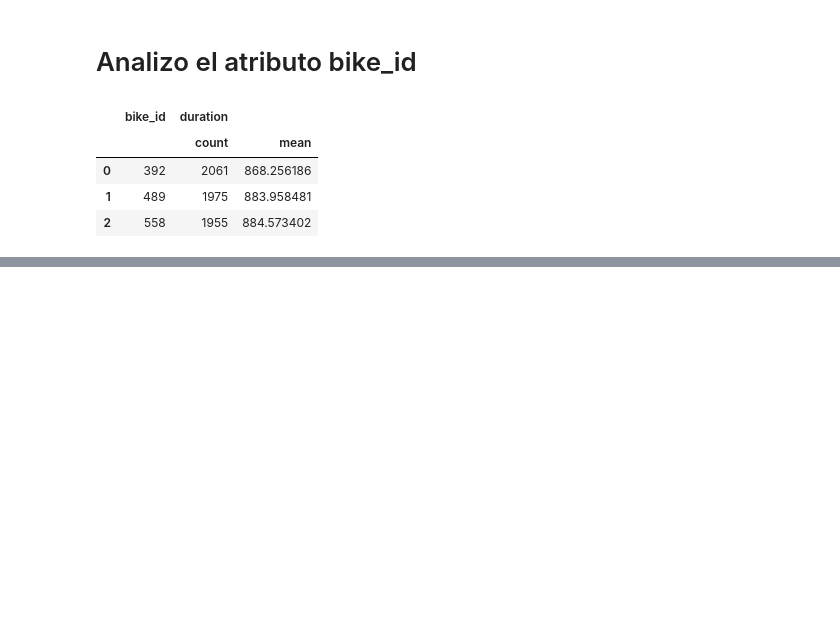
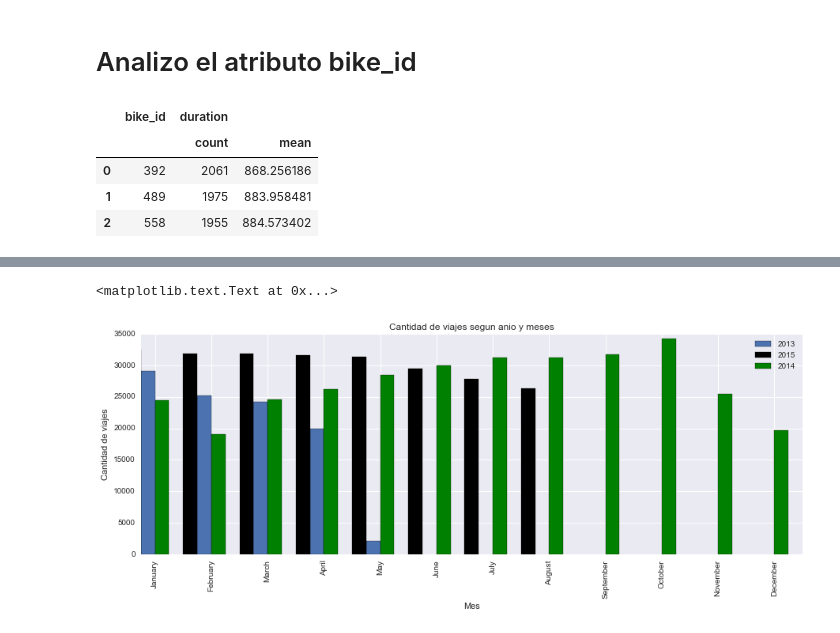
Before and after one commit to AlexVilla92/TP-Datos-2017, a Jupyter notebook: TP1-Exploracion-de-Datos-01-Cantidad-de-bicicletas-por-dia-y-hora.ipynb, the cells around one changed output, grey strips where cells are left out. Saved outputs shown, nothing was run; the diff lists cells and outputs as text; code cells hidden in the pictures; blank space fills up the shorter version.

Commit message:
Agregado de Bar chart multiple de anios y meses

```diff
--- a/TP1-Exploracion-de-Datos-01-Cantidad-de-bicicletas-por-dia-y-hora.ipynb
+++ b/TP1-Exploracion-de-Datos-01-Cantidad-de-bicicletas-por-dia-y-hora.ipynb
@@ -180,0 +203,13 @@ trips.loc[trips.bike_id == 558,:].loc[trips.duration <=3000]['duration'].hist(bi
+# %%
+mesPor2013 = trips.loc[trips.start_date.str.contains('2013'),['Month']]
+mesPor2013 = mesPor2013['Month'].value_counts()
+# %%
+mesPor2014 = trips.loc[trips.start_date.str.contains('2014'),['Month']]
+mesPor2014 = mesPor2014['Month'].value_counts()
+# %%
+mesPor2015 = trips.loc[trips.start_date.str.contains('2015'),['Month']]
+mesPor2015 = mesPor2015['Month'].value_counts()
+# %%
+mesPor2014 = mesPor2014\
+    .reindex(['January','February','March','April','May','June','July','August','September','October','November','December'])
+mesPor2014
@@ -180,0 +230,12 @@ trips.loc[trips.bike_id == 558,:].loc[trips.duration <=3000]['duration'].hist(bi
+# %%
+plt.figure()
+plt.title('Cantidad de viajes segun anio y meses')
+mesPor2013.plot('bar',position=1,width=0.25,label='2013')
+mesPor2015.plot('bar',position=2,color='black',width=0.25,label='2015')
+mesPor2014.plot('bar',position=0,color='green',width=0.25,label='2014',figsize=(15,5))
+plt.legend()
+plt.xlabel('Mes')
+plt.ylabel('Cantidad de viajes')
+# %% [output]
+<matplotlib.text.Text at 0x...>
+[figure, added]
```
Also changed, not shown: parts of 3 cells of this notebook.
